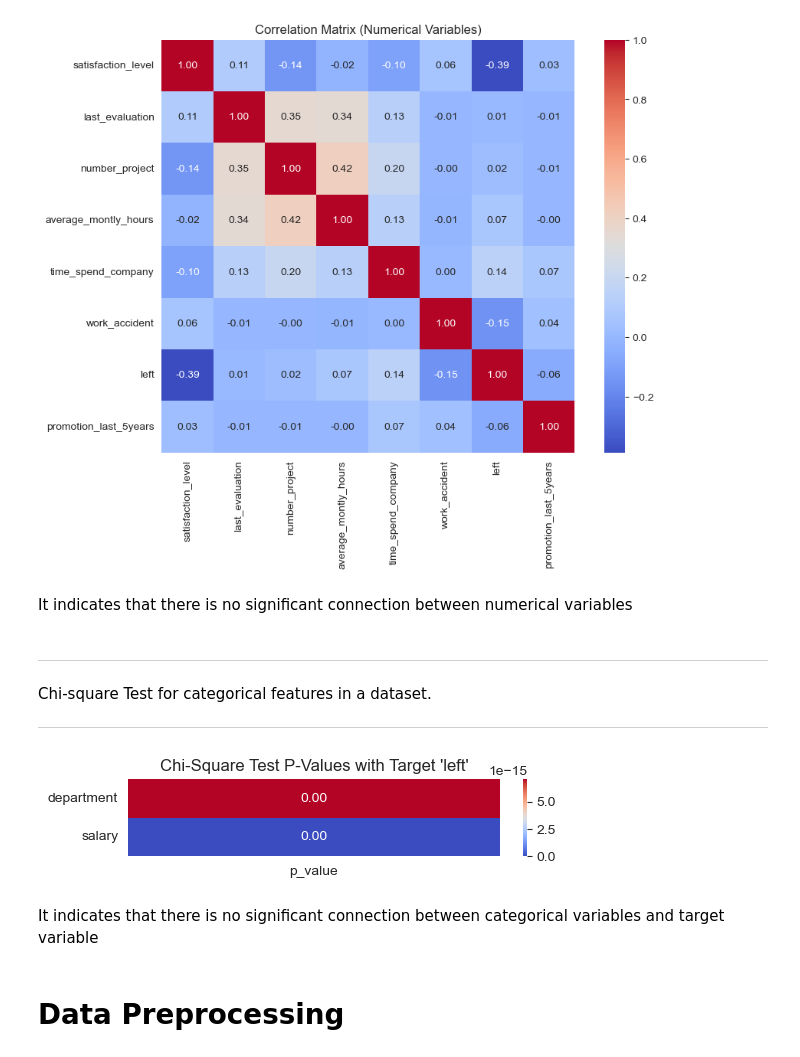
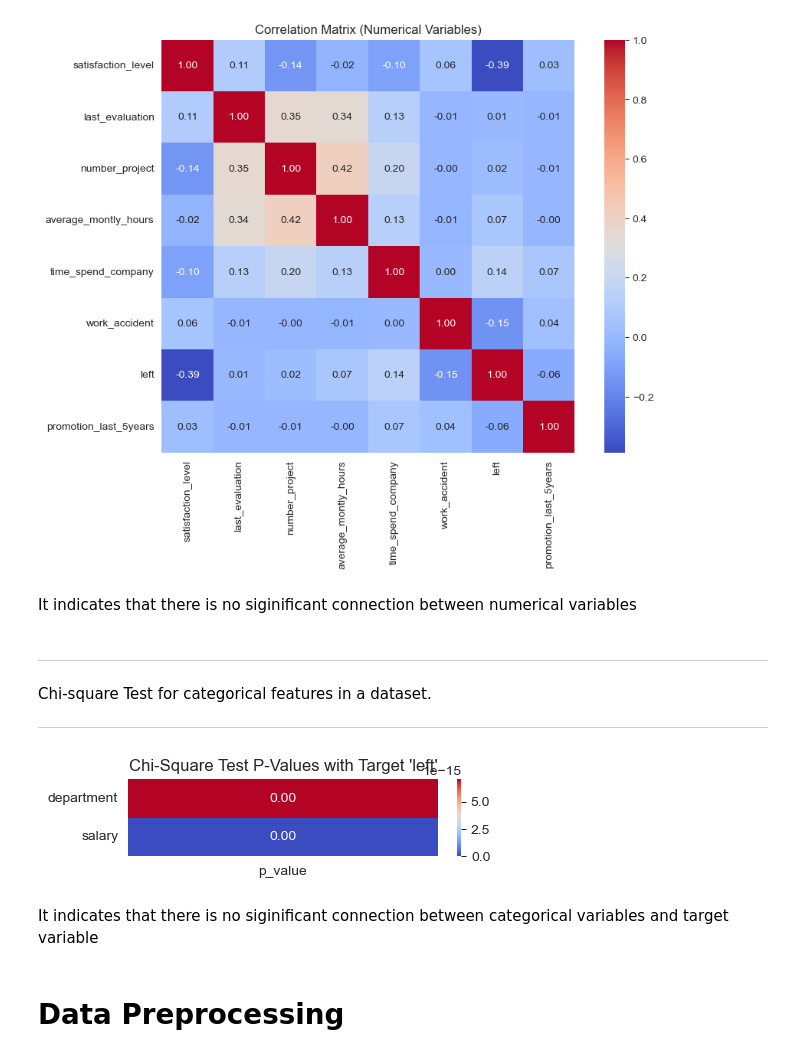
Before and after one commit to jathurT/Employee-Turnover-Prediction-ML, a Jupyter notebook: GR_32.ipynb, the cells around one changed output. Drawn from its saved outputs; the diff is of its cells as text; code cells hidden in the pictures.

```diff
--- a/ML.ipynb
+++ b/GR_32.ipynb
@@ -473,7 +473,7 @@ plt.show()
 # %% [output]
 [figure]
 # %% [markdown]
-It indicates that there is no significant connection between numerical variables
+It indicates that there is no siginificant connection between numerical variables
 # %% [markdown]
 
 
@@ -484,33 +484,33 @@ Chi-square Test for categorical features in a dataset.
 # %%
 from scipy.stats import chi2_contingency
 
 def chi_square_test_with_target(df, target='left'):
     df_temp = df.copy()
     df_temp[target] = df_temp[target].astype('object')
     categorical_columns = df_temp.select_dtypes(include=['object']).columns.tolist()
 
     if target not in categorical_columns:
         raise ValueError(f"The target '{target}' is not a categorical column. Make sure it exists and is categorical.")
 
     p_values = {}
     for col in categorical_columns:
         if col != target:
             contingency_table = pd.crosstab(df_temp[col], df_temp[target])
             chi2, p, dof, expected = chi2_contingency(contingency_table)
             p_values[col] = p
 
     return p_values
 p_values_dict = chi_square_test_with_target(df, target='left')
 p_values_df = pd.DataFrame.from_dict(p_values_dict, orient='index', columns=['p_value'])
-plt.figure(figsize=(, len(p_values_df)/2))
+plt.figure(figsize=(5, len(p_values_df)/2))
 sns.heatmap(p_values_df, annot=True, cmap='coolwarm', fmt='.2f', cbar=True, square=False)
 plt.title("Chi-Square Test P-Values with Target 'left'")
 plt.yticks(rotation=0)
 plt.show()
 # %% [output]
-[figure, old version]
+[figure, new version]
 # %% [markdown]
-It indicates that there is no significant connection between categorical variables and target variable
+It indicates that there is no siginificant connection between categorical variables and target variable
 # %% [markdown]
 # Data Preprocessing
 # %%
```
Also changed, not shown: parts of 1 cell of this notebook, 2 other files.
